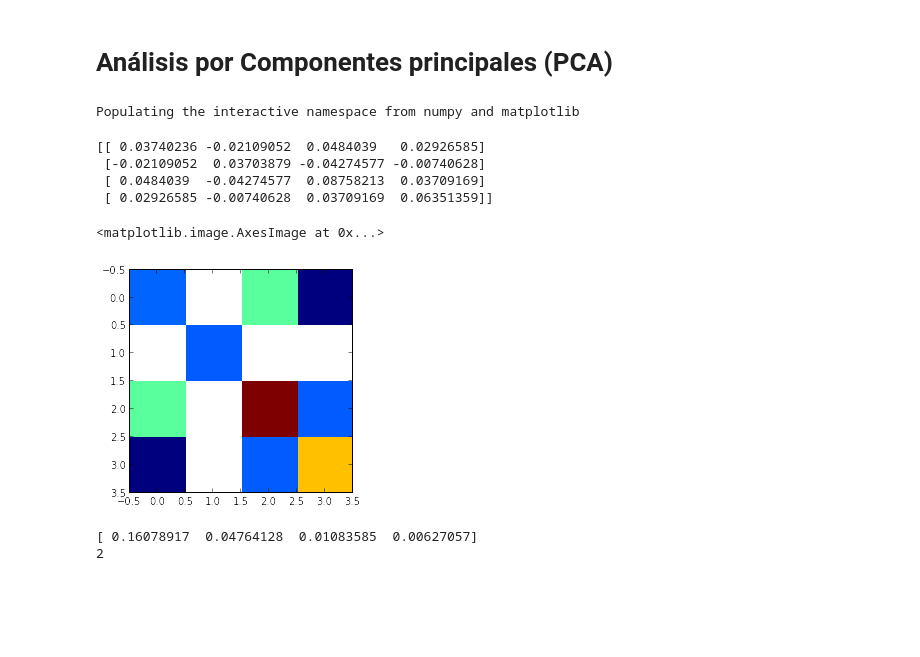
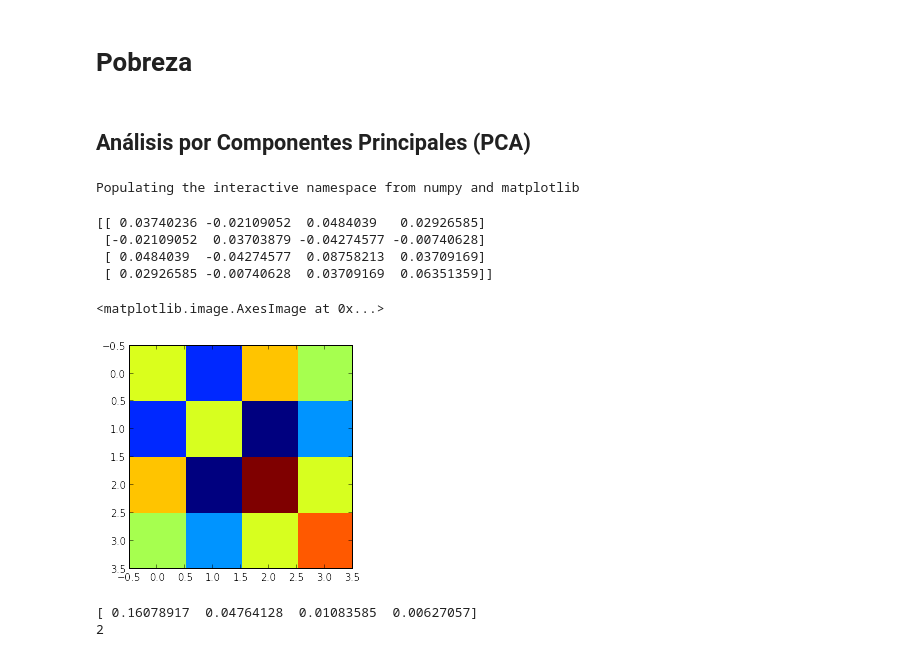
Before and after one commit to JuanRAlvarez/Tarea-4, a Jupyter notebook: Pobreza.ipynb, the cells around one changed output. Saved outputs shown, nothing was run; the diff lists cells and outputs as text; code cells hidden in the pictures; blank space fills up the shorter version.

```diff
--- a/Pobreza.ipynb
+++ b/Pobreza.ipynb
@@ -1,5 +1,7 @@
+# %% [markdown]
+# Pobreza
 # %% [markdown]
-# Análisis por Componentes principales (PCA)
+## Análisis por Componentes Principales (PCA)
 # %%
 %pylab inline
 import csv
@@ -37,35 +39,35 @@ x = shape(daticos)
 
 
 n_datos = x[0]
 n_dims = x[1]
 
 #Calculo los valores medios
 
 media = zeros(n_dims)
 
 for i in range(n_dims):
     media[i] = mean(daticos[i,:])
 
 d = zeros((n_dims,n_dims)) #Inicializo mi matriz
 
 for i in range(n_dims):
     for j in range(n_dims):
         s = 0
         for k in range(n_datos):
             s += (daticos[k,i]-media[i])*(daticos[k,j]-media[j])
             d[i,j] = s/(n_datos-1)
 
 print d
 
 
-imshow(log(d),interpolation='nearest')
+imshow(d,interpolation='nearest')
 # %% [output]
 [[ 0.03740236 -0.02109052  0.0484039   0.02926585]
  [-0.02109052  0.03703879 -0.04274577 -0.00740628]
  [ 0.0484039  -0.04274577  0.08758213  0.03709169]
  [ 0.02926585 -0.00740628  0.03709169  0.06351359]]
 <matplotlib.image.AxesImage at 0x...>
-[figure, old version]
+[figure, new version]
 # %%
 #Calculo los valores propios
 vip =-np.sort(-linalg.eig(d)[0])
```
Also changed, not shown: parts of 6 cells of this notebook, 2 other files.
